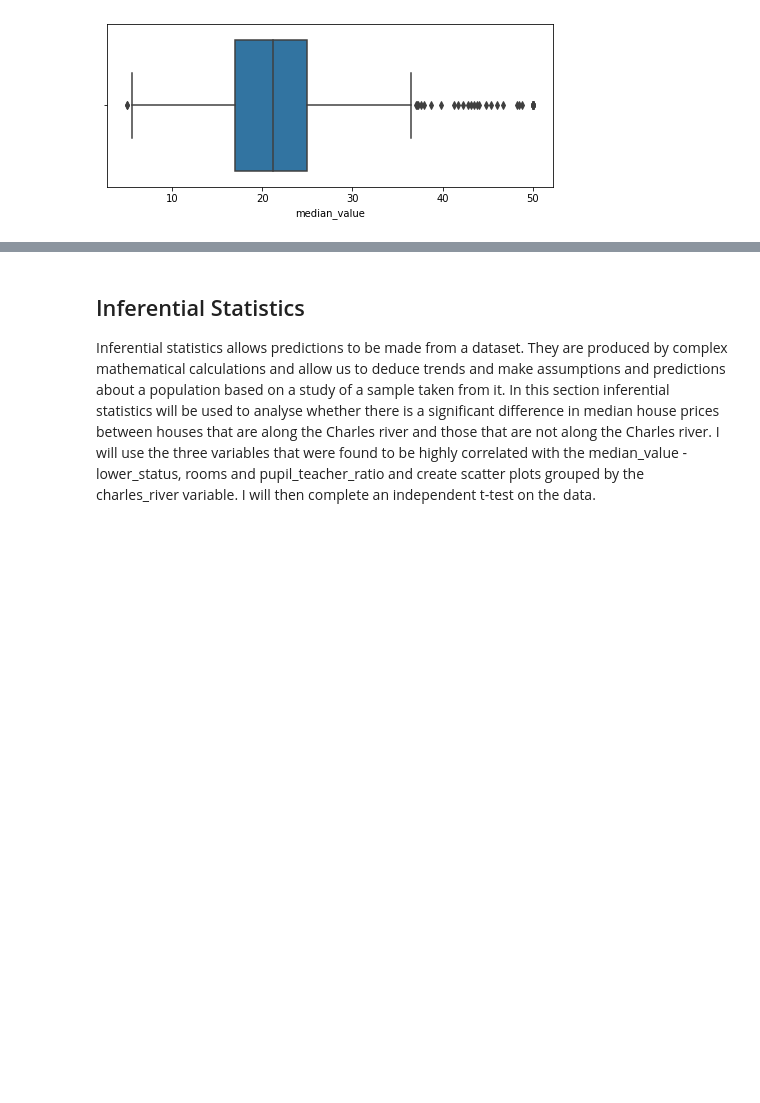
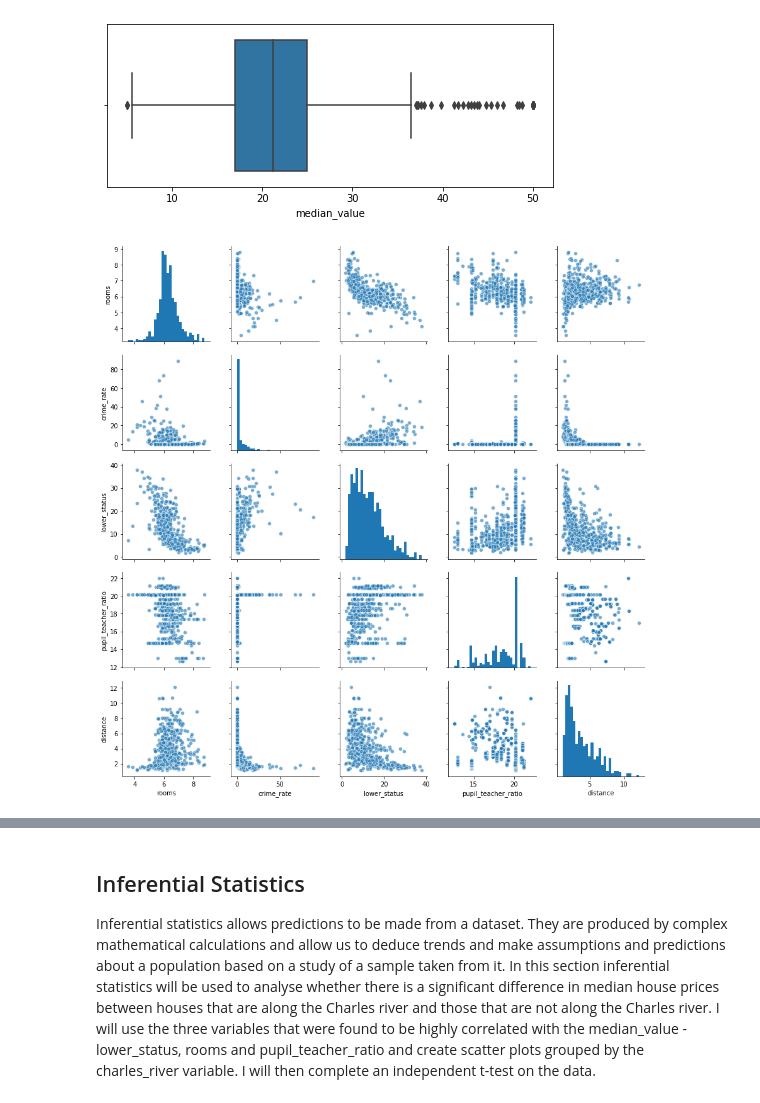
Before and after one commit to beccycole/machine-learning-assessment, a Jupyter notebook: Boston Housing Dataset.ipynb, the cells around one changed output, grey strips where cells are left out. Saved outputs shown, nothing was run; the diff lists cells and outputs as text; code cells hidden in the pictures; blank space fills up the shorter version.

```diff
--- a/Boston Housing Dataset.ipynb
+++ b/Boston Housing Dataset.ipynb
@@ -196,6 +197,18 @@ sns.boxplot(boston['median_value'])
 # %% [output]
 <matplotlib.axes._subplots.AxesSubplot at 0x...>
 [figure]
+# %%
+# create a variable called cols with list of variables
+cols = ['rooms', 'crime_rate', 'lower_status', 'pupil_teacher_ratio', 'distance']
+
+# create pairplots on the list of variables in cols
+sns.pairplot(boston[cols],
+plot_kws={'alpha': 0.6},
+diag_kws={'bins': 30})
+
+plt.show()
+# %% [output]
+[figure, added]
 # %% [markdown]
 ### Overview of Visualisation:
 
```
Also changed, not shown: parts of 30 cells of this notebook.
